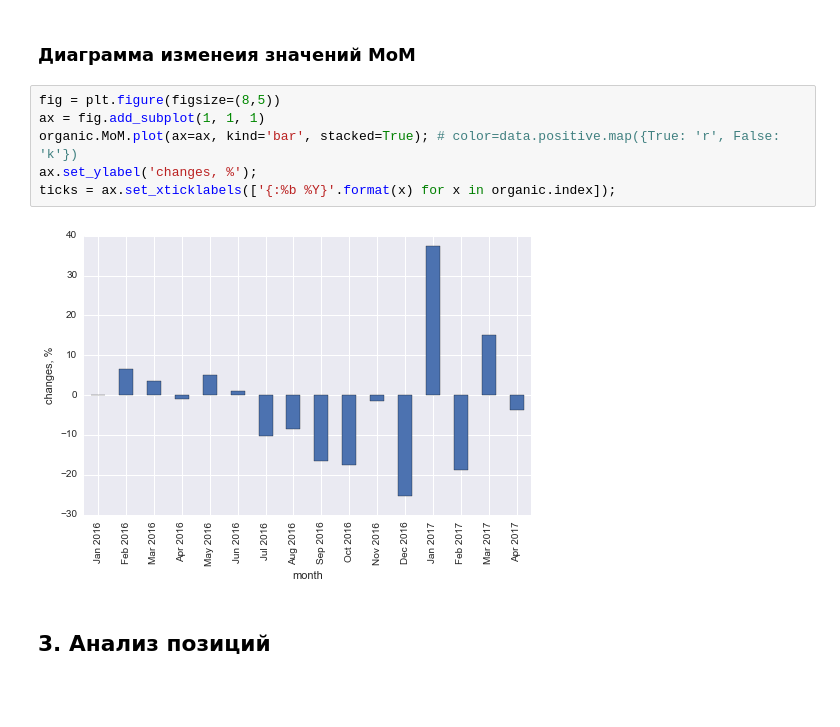
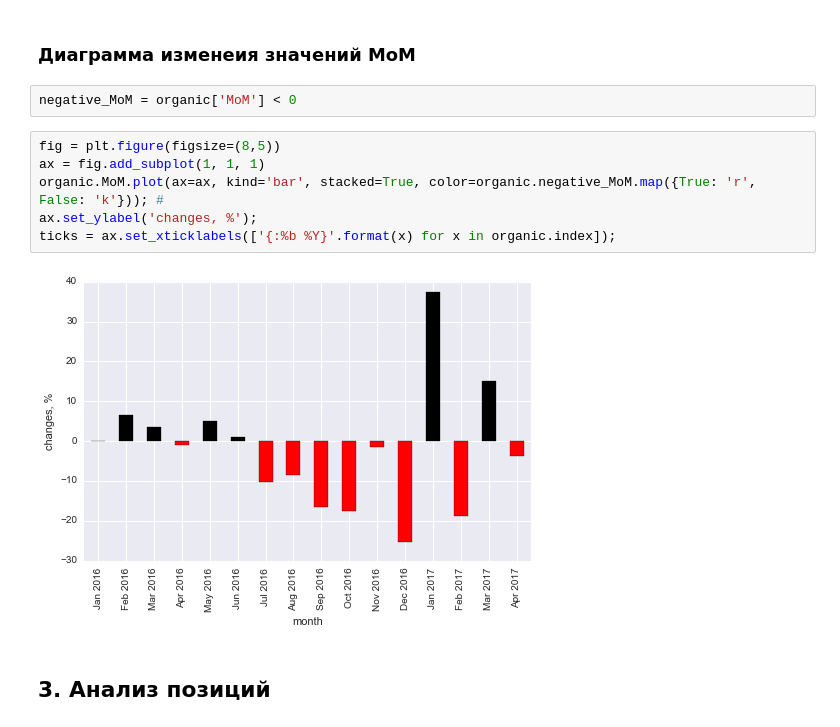
Before and after one commit to salon-love-forever/reports, a Jupyter notebook: slon-love-forever.ru.ipynb, the cells around one changed output. Cells and saved outputs as stored; diff of their text form; blank space fills up the shorter version.

Commit message:
Add a color scheme for the diagram

```diff
--- a/slon-love-forever.ru.ipynb
+++ b/slon-love-forever.ru.ipynb
@@ -107,13 +107,15 @@ display(Image('img/data_grad.png'))
 Ячейки таблицы залиты градиентом в зависимости от величины значения.
 # %% [markdown]
 ### Диаграмма изменеия значений MoM
+# %%
+negative_MoM = organic['MoM'] < 0
 # %%
 fig = plt.figure(figsize=(8,5))
 ax = fig.add_subplot(1, 1, 1)
-organic.MoM.plot(ax=ax, kind='bar', stacked=True); # color=data.positive.map({True: 'r', False: 'k'})
+organic.MoM.plot(ax=ax, kind='bar', stacked=True, color=organic.negative_MoM.map({True: 'r', False: 'k'})); #
 ax.set_ylabel('changes, %');
 ticks = ax.set_xticklabels(['{:%b %Y}'.format(x) for x in organic.index]);
 # %% [output]
-[figure, old version]
+[figure, new version]
 # %% [markdown]
 ## 3. Анализ позиций
```
